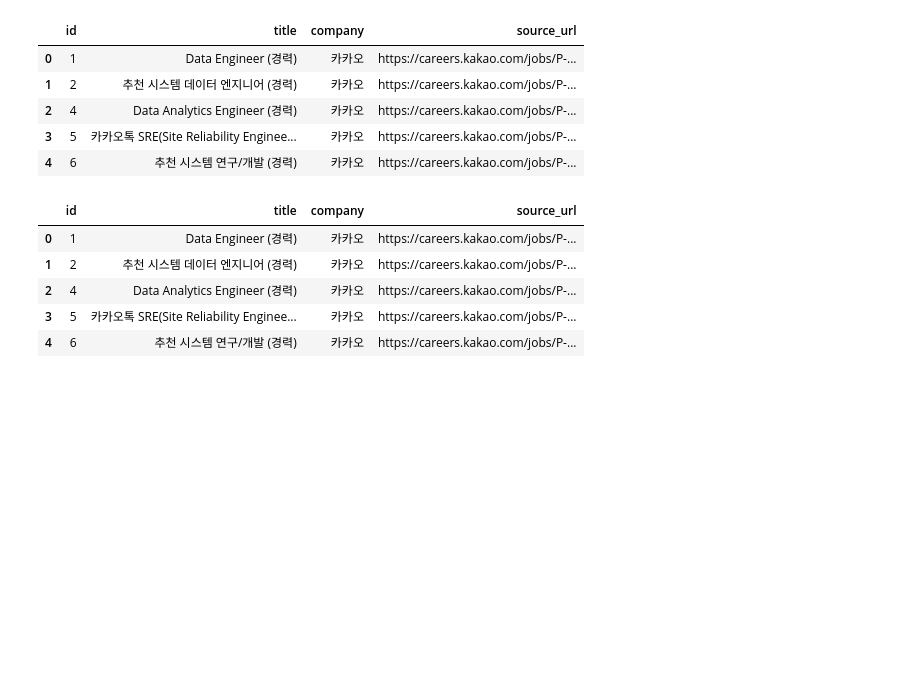
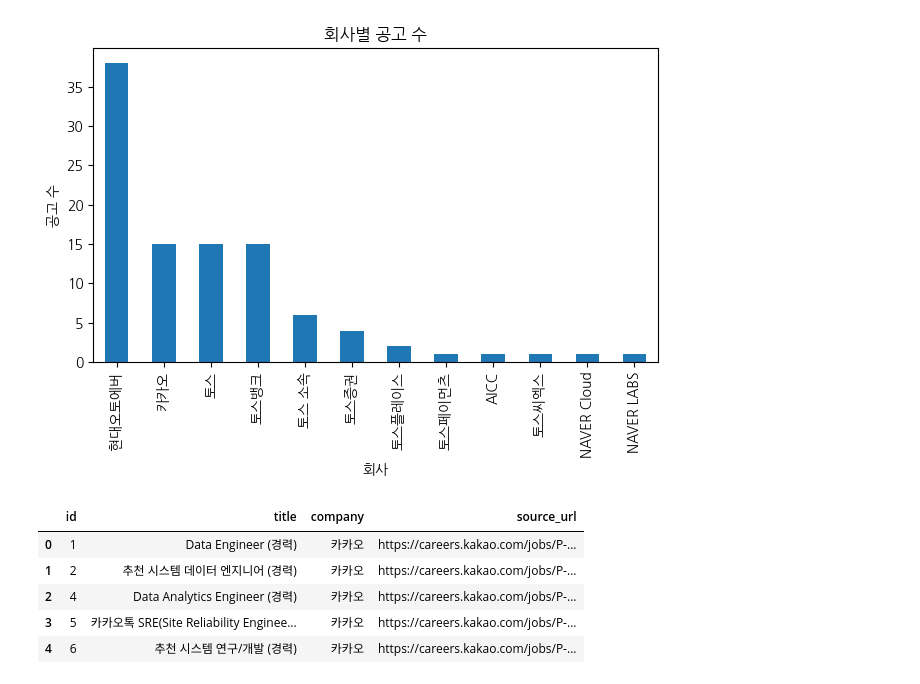
Before and after one commit to Speed-Jobs/backend-model, a Jupyter notebook: app/db/crud/test2.ipynb, the cells around one changed output. Saved outputs shown, nothing was run; the diff lists cells and outputs as text; code cells hidden in the pictures; blank space fills up the shorter version.

```diff
--- a/app/db/crud/test2.ipynb
+++ b/app/db/crud/test2.ipynb
@@ -1,7 +1,7 @@
 # %%
 # %%
 """
-Post CRUD 연산의 예시 사용법 (노트북 전용 - 한글 주석 및 설명 추가)
+Post CRUD 연산의 예시 사용법 (노트북 - 한글 주석 및 설명 추가)
 """
 import sys
 from pathlib import Path
@@ -91,7 +91,7 @@ def main():
 
         # 6. 스킬명으로 게시글 조회 + 데이터프레임 변환
         print("\n6. 'Python' 스킬이 필요한 게시글 조회 및 DataFrame 변환...")
-        python_posts = get_posts_by_skill_name(db, "Python", limit=5)
+        python_posts = get_posts_by_skill_name(db, "Python", limit=100)
         print(f"   → Python 스킬 필요: {len(python_posts)}개 게시글")
         for i, post in enumerate(python_posts[:3], 1):
             print(f"   {i}. {post.title[:60]}...")
@@ -146,12 +146,15 @@ FROM post) AS anon_1
 3  https://careers.kakao.com/jobs/P-14249?skillSe...
 4  https://careers.kakao.com/jobs/P-14287?skillSe...
 # %%
-df.head()
+import matplotlib.pyplot as plt
+import koreanize_matplotlib
+
+df['company'].value_counts().plot(kind='bar')
+plt.title("회사별 공고 수")
+plt.xlabel("회사")
+plt.ylabel("공고 수")
+plt.tight_layout()
+plt.show()
 # %% [output]
-|  | id | title | company | source_url |
-| 0 | 1 | Data Engineer (경력) | 카카오 | https://careers.kakao.com/jobs/P-... |
-| 1 | 2 | 추천 시스템 데이터 엔지니어 (경력) | 카카오 | https://careers.kakao.com/jobs/P-... |
-| 2 | 4 | Data Analytics Engineer (경력) | 카카오 | https://careers.kakao.com/jobs/P-... |
-| 3 | 5 | 카카오톡 SRE(Site Reliability Enginee... | 카카오 | https://careers.kakao.com/jobs/P-... |
-| 4 | 6 | 추천 시스템 연구/개발 (경력) | 카카오 | https://careers.kakao.com/jobs/P-... |
+[figure, added]
 # %%
```
Also changed, not shown: parts of 2 cells of this notebook, 29 other files.
